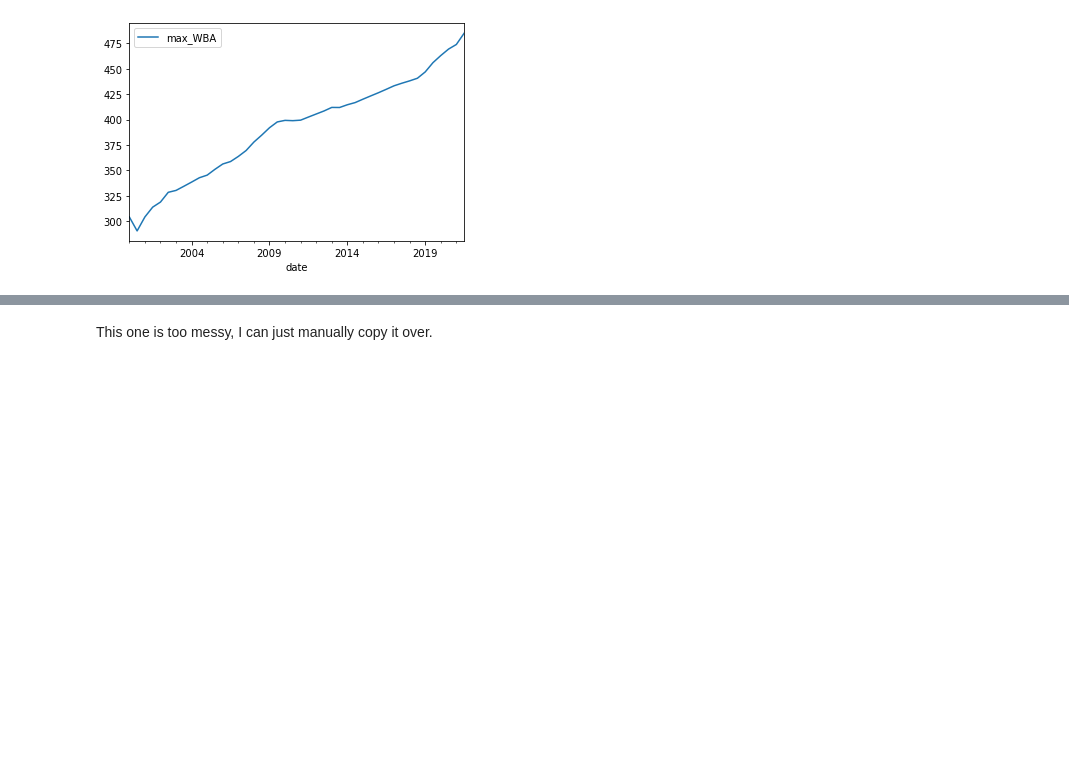
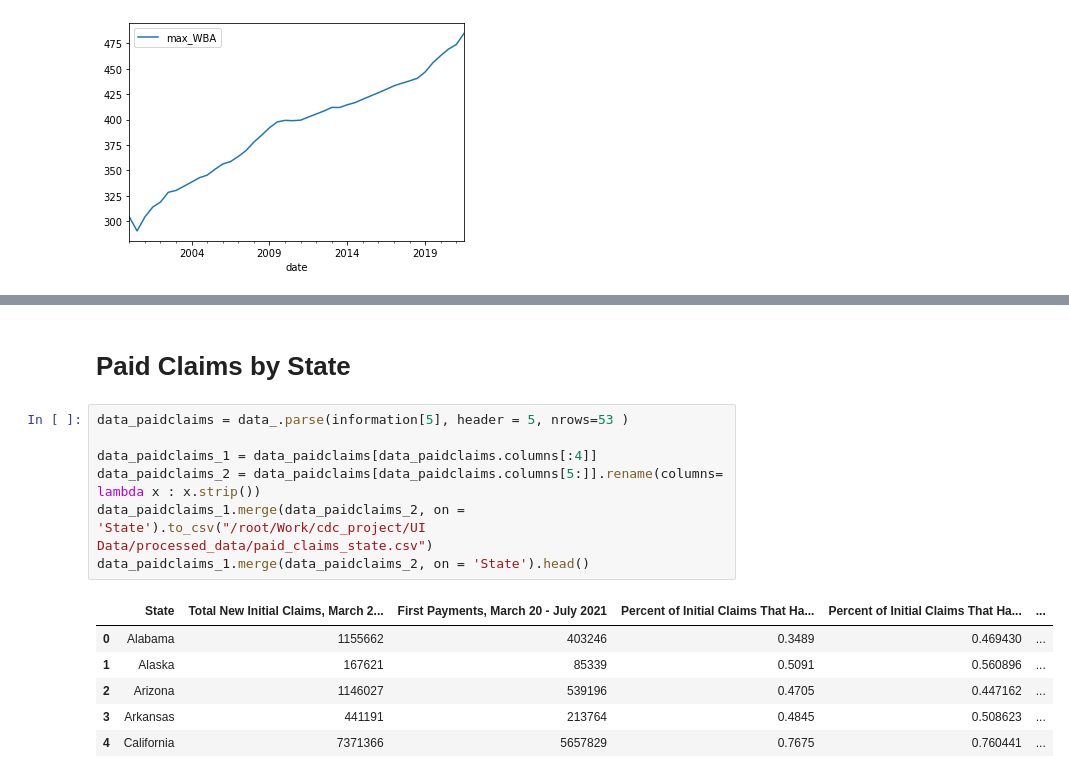
Before and after one commit to mitchv34/cdc_project, a Jupyter notebook: UI Data/UI_data_notebook.ipynb, the cells around one changed output, grey strips where cells are left out. Cells and saved outputs as stored; diff of their text form; blank space fills up the shorter version.

```diff
--- a/UI Data/test.ipynb
+++ b/UI Data/UI_data_notebook.ipynb
@@ -125,5 +118,19 @@ data_paidclaims
-# %% [markdown]
-This one is too messy, I can just manually copy it over.
+# %% [markdown]
+# Paid Claims by State
+# %%
+data_paidclaims = data_.parse(information[5], header = 5, nrows=53 )
+
+data_paidclaims_1 = data_paidclaims[data_paidclaims.columns[:4]]
+data_paidclaims_2 = data_paidclaims[data_paidclaims.columns[5:]].rename(columns= lambda x : x.strip())
+data_paidclaims_1.merge(data_paidclaims_2, on = 'State').to_csv("/root/Work/cdc_project/UI Data/processed_data/paid_claims_state.csv")
+data_paidclaims_1.merge(data_paidclaims_2, on = 'State').head()
+# %% [output]
+|  | State | Total New Initial Claims, March 2... | First Payments, March 20 - July 2021 | Percent of Initial Claims That Ha... | Percent of Initial Claims That Ha... | ... |
+| 0 | Alabama | 1155662 | 403246 | 0.3489 | 0.469430 | ... |
+| 1 | Alaska | 167621 | 85339 | 0.5091 | 0.560896 | ... |
+| 2 | Arizona | 1146027 | 539196 | 0.4705 | 0.447162 | ... |
+| 3 | Arkansas | 441191 | 213764 | 0.4845 | 0.508623 | ... |
+| 4 | California | 7371366 | 5657829 | 0.7675 | 0.760441 | ... |
 # %%
 data_time_decide_info = data_.parse(information[6], header = None).iloc[[0,2, 58], 0]
 
```
Also changed, not shown: parts of 26 cells of this notebook, 54 other files.
